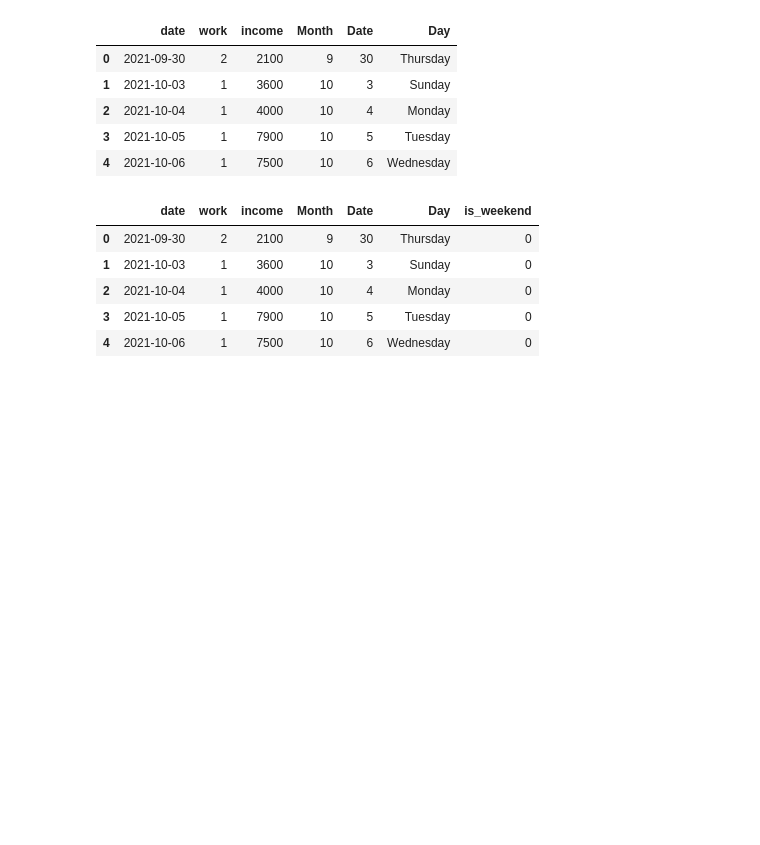
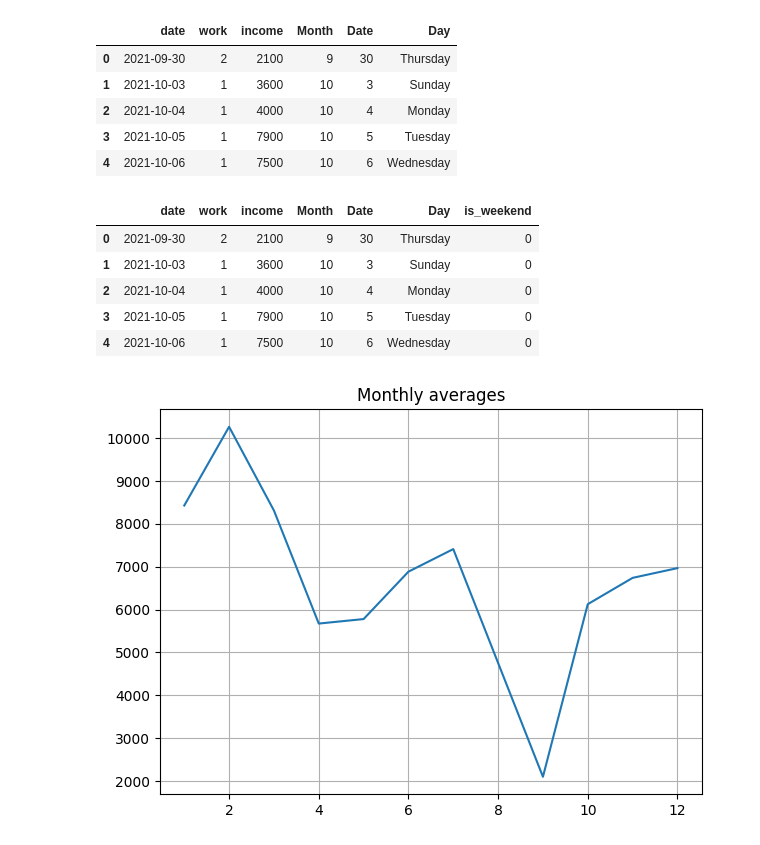
Before and after one commit to wessware/time_series_forecasting_linear_ml_models, a Jupyter notebook: models/linear_regressor_time_series_forecaster.ipynb, the cells around one changed output. Cells and saved outputs as stored; diff of their text form; code cells hidden in the pictures; blank space fills up the shorter version.

Commit message:
month average

```diff
--- a/models/linear_regressor_time_series_forecaster.ipynb
+++ b/models/linear_regressor_time_series_forecaster.ipynb
@@ -271,3 +271,12 @@ def code_mean(data, cat_feature, real_feature):
     and values are means over real_feature
     """
     return dict(data.groupby(cat_feature)[real_feature].mean())
+# %%
+monthly_average = code_mean(df_1, 'Month', 'income')
+
+plt.figure(figsize=(7, 5))
+plt.title("Monthly averages")
+pd.DataFrame.from_dict(monthly_average, orient='index')[0].plot()
+plt.grid(True)
+# %% [output]
+[figure, added]
```
